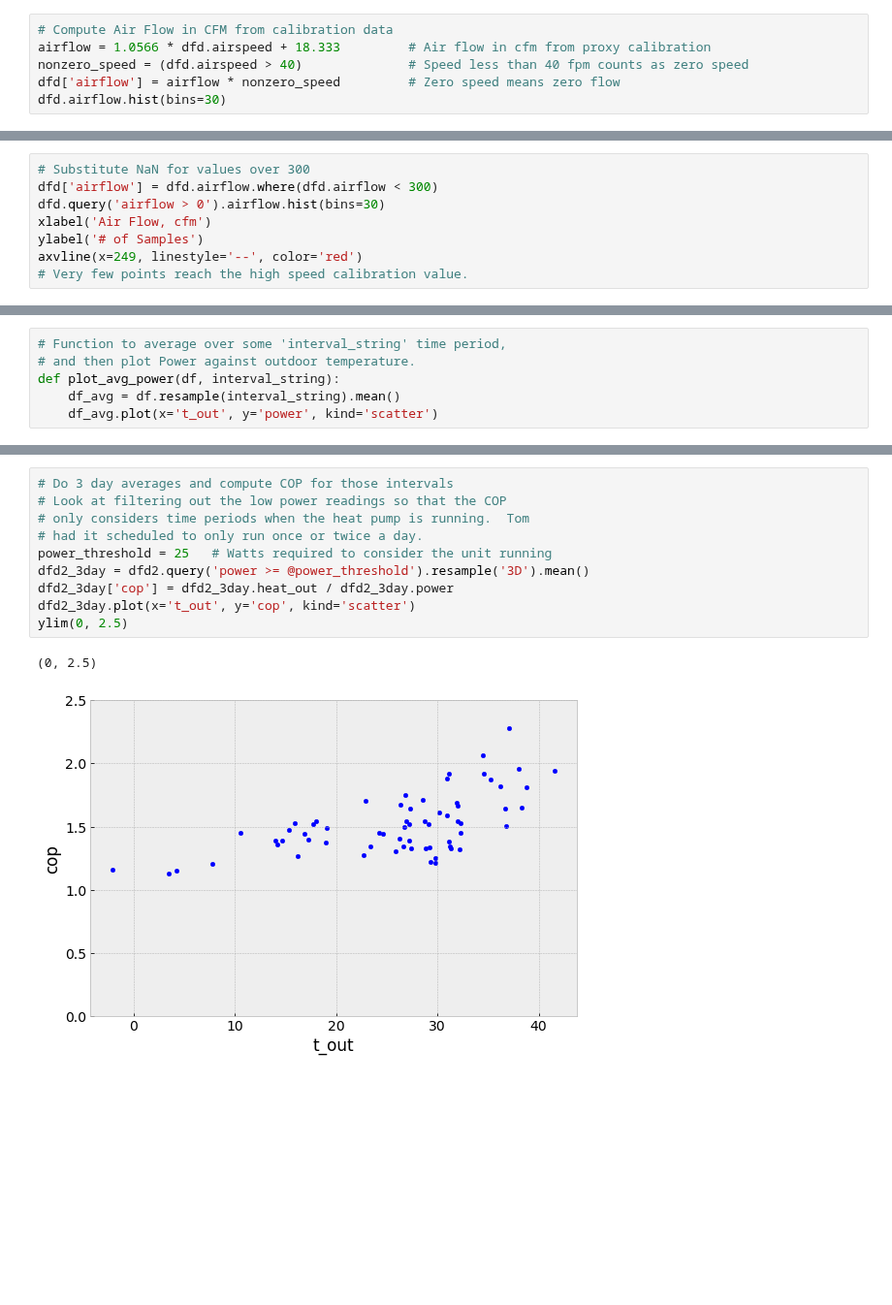
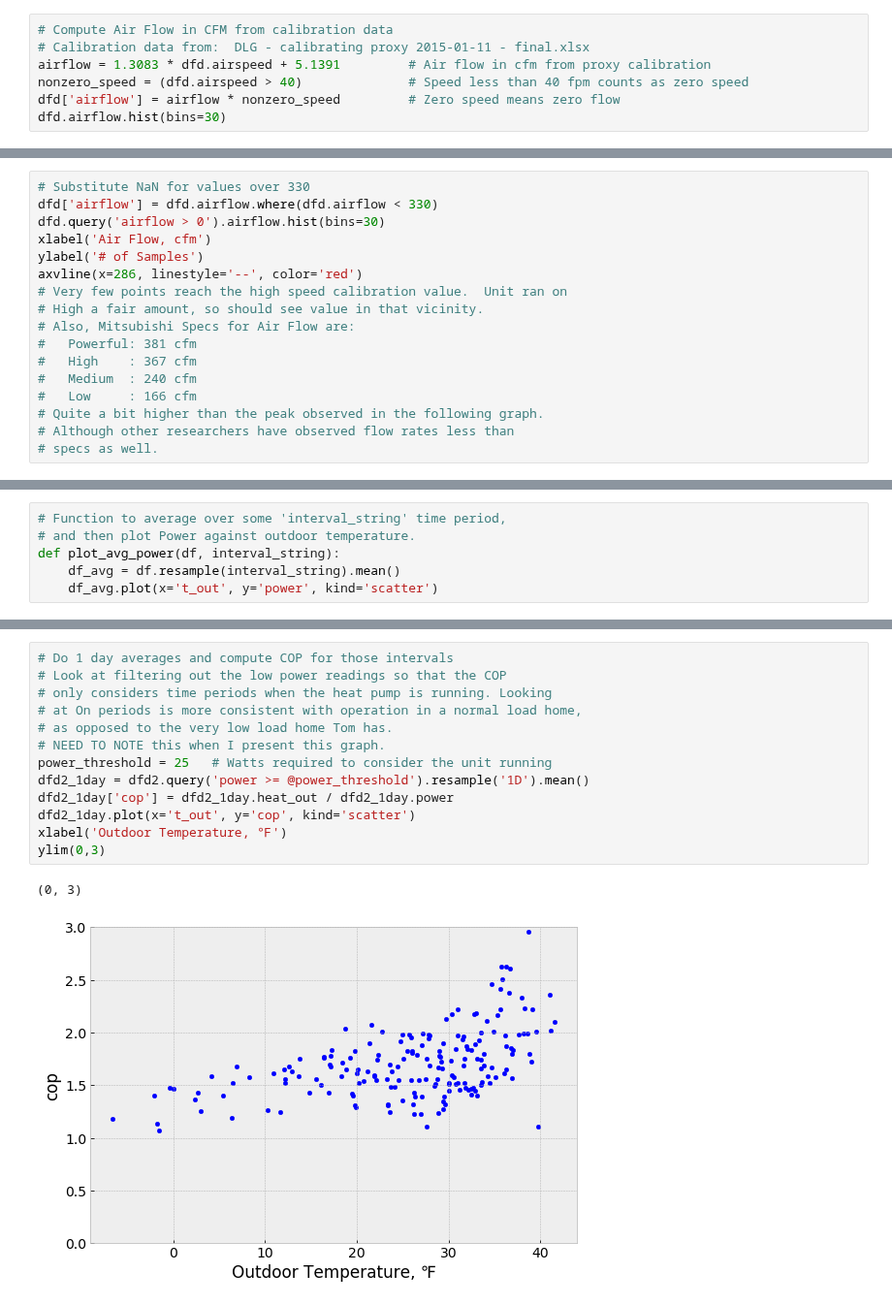
Before and after one commit to alanmitchell/heat-pump-study, a Jupyter notebook: field_studies/cchrc_2015/cchrc_raw_data.ipynb, the cells around one changed output, grey strips where cells are left out. Shown at 97% size. Drawn from its saved outputs; the diff is of its cells as text; blank space fills up the shorter version.

```diff
--- a/field_studies/cchrc_2015/cchrc_raw_data.ipynb
+++ b/field_studies/cchrc_2015/cchrc_raw_data.ipynb
@@ -108,7 +108,8 @@ print(delta_t.mean())
 38.03481030971885
 # %%
 # Compute Air Flow in CFM from calibration data
-airflow = 1.0566 * dfd.airspeed + 18.333         # Air flow in cfm from proxy calibration
+# Calibration data from:  DLG - calibrating proxy 2015-01-11 - final.xlsx
+airflow = 1.3083 * dfd.airspeed + 5.1391         # Air flow in cfm from proxy calibration
 nonzero_speed = (dfd.airspeed > 40)              # Speed less than 40 fpm counts as zero speed
 dfd['airflow'] = airflow * nonzero_speed         # Zero speed means zero flow
 dfd.airflow.hist(bins=30)
@@ -124,10 +125,19 @@ dfd.query('airflow > 250').airflow.hist(bins=30)
 # %%
-# Substitute NaN for values over 300
-dfd['airflow'] = dfd.airflow.where(dfd.airflow < 300)
+# Substitute NaN for values over 330
+dfd['airflow'] = dfd.airflow.where(dfd.airflow < 330)
 dfd.query('airflow > 0').airflow.hist(bins=30)
 xlabel('Air Flow, cfm')
 ylabel('# of Samples')
-axvline(x=249, linestyle='--', color='red')
-# Very few points reach the high speed calibration value.
+axvline(x=286, linestyle='--', color='red')
+# Very few points reach the high speed calibration value.  Unit ran on
+# High a fair amount, so should see value in that vicinity.
+# Also, Mitsubishi Specs for Air Flow are:
+#   Powerful: 381 cfm
+#   High    : 367 cfm
+#   Medium  : 240 cfm
+#   Low     : 166 cfm
+# Quite a bit higher than the peak observed in the following graph.
+# Although other researchers have observed flow rates less than
+# specs as well.
 # %% [output]
 <matplotlib.lines.Line2D at 0x...>
@@ -208,16 +228,19 @@ plot_avg_power(dfd2, '3D')
 # %%
-# Do 3 day averages and compute COP for those intervals
+# Do 1 day averages and compute COP for those intervals
 # Look at filtering out the low power readings so that the COP
-# only considers time periods when the heat pump is running.  Tom
-# had it scheduled to only run once or twice a day.
+# only considers time periods when the heat pump is running. Looking
+# at On periods is more consistent with operation in a normal load home,
+# as opposed to the very low load home Tom has.
+# NEED TO NOTE this when I present this graph.
 power_threshold = 25   # Watts required to consider the unit running
-dfd2_3day = dfd2.query('power >= @power_threshold').resample('3D').mean()
-dfd2_3day['cop'] = dfd2_3day.heat_out / dfd2_3day.power
-dfd2_3day.plot(x='t_out', y='cop', kind='scatter')
-ylim(0, 2.5)
+dfd2_1day = dfd2.query('power >= @power_threshold').resample('1D').mean()
+dfd2_1day['cop'] = dfd2_1day.heat_out / dfd2_1day.power
+dfd2_1day.plot(x='t_out', y='cop', kind='scatter')
+xlabel('Outdoor Temperature, ℉')
+ylim(0,3)
 # %% [output]
-(0, 2.5)
+(0, 3)
-[figure, old version]
+[figure, new version]
 # %%
 # Calculate seasonal average COP, only looking at periods when heat
 # pump is on.
```
Also changed, not shown: parts of 15 cells of this notebook, 43 other files.
